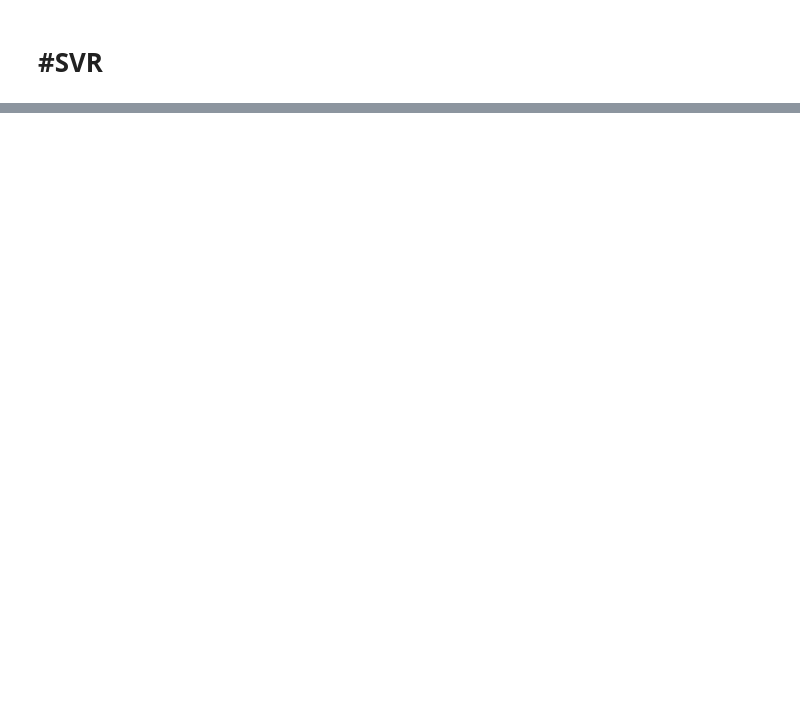
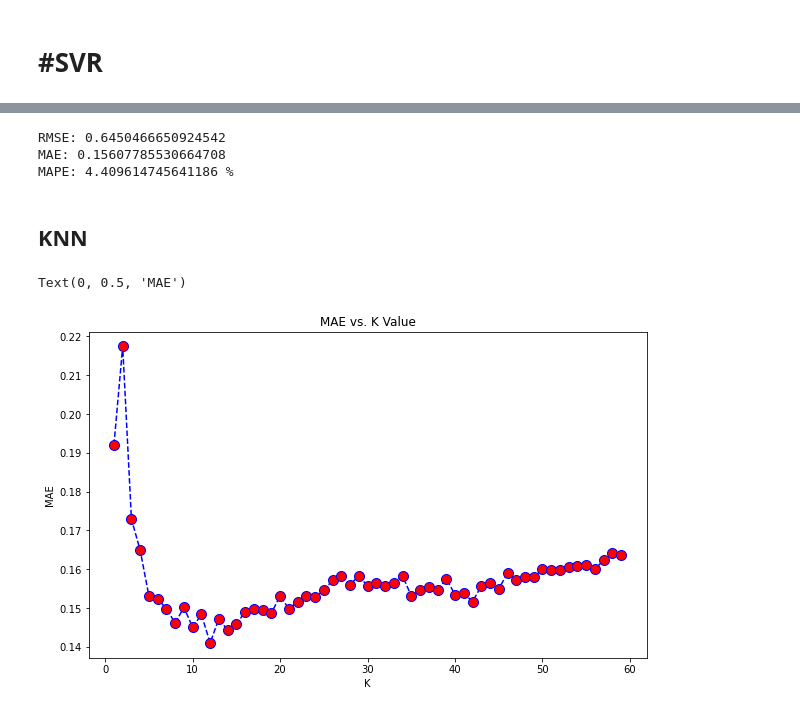
Before and after one commit to kentwx/hw2_M11023009, a Jupyter notebook: 1106_Bean.ipynb, the cells around one changed output, grey strips where cells are left out. Drawn from its saved outputs; the diff is of its cells as text; code cells hidden in the pictures; blank space fills up the shorter version.

```diff
--- a/1106_Bean.ipynb
+++ b/1106_Bean.ipynb
@@ -122,2 +93,10 @@ Dry_Bean_Dataset
 # %% [markdown]
 # #拆分訓練集與測試集
+# %%
+#載入KNN分類法的距離
+
+scaler = StandardScaler()
+scaler.fit(Dry_Bean_Dataset.drop('Class',axis=1))
+scaled_features = scaler.transform(Dry_Bean_Dataset.drop('Class',axis=1))
+randombean_x_train_feat = pn.DataFrame(scaled_features,columns=Dry_Bean_Dataset.columns[:-1])
+randombean_x_train_feat
@@ -191,0 +219,49 @@ Text(0, 0.5, 'Measured')
+# %%
+print("RMSE:",np.sqrt(MSE(y_test,y_predict)))
+print("MAE:",MAE(y_test,y_predict))
+print("MAPE:",MAPE(y_test,y_predict),"%")
+# %% [output]
+RMSE: 0.6450466650924542
+MAE: 0.15607785530664708
+MAPE: 4.409614745641186 %
+# %% [markdown]
+## KNN
+# %%
+#將資料分成訓練組及測試組
+from sklearn.model_selection import train_test_split
+
+X = randombean_x_train_feat
+y = Dry_Bean_Dataset_target
+x_train, x_test, y_train, y_test = train_test_split(X,y,test_size=0.2)
+# %%
+#利用迴圈，選擇k值
+from sklearn.neighbors import KNeighborsClassifier
+mae = []
+rmse = []
+mape = []
+
+
+for i in range(1,60):
+  knn = KNeighborsClassifier(n_neighbors=i)
+  knn.fit(x_train,y_train)
+  pred= knn.predict(x_test)
+
+
+  mae.append(metrics.mean_absolute_error(y_test,pred))
+
+  mse = metrics.mean_squared_error(y_test,pred)
+  rmse.append(np.sqrt(mse))
+
+
+
+  mape.append(np.mean(np.abs((y_test - pred)/y_test))*100)
+# %%
+#將k=1~60的MAE製圖畫出。
+plt.figure(figsize=(10,6))
+plt.plot(range(1,60),mae,color='blue',linestyle='dashed',marker='o',markerfacecolor='red',markersize=10)
+plt.title('MAE vs. K Value')
+plt.xlabel('K')
+plt.ylabel('MAE')
+# %% [output]
+Text(0, 0.5, 'MAE')
+[figure, added]
```
Also changed, not shown: parts of 25 cells of this notebook, 1 other file.
